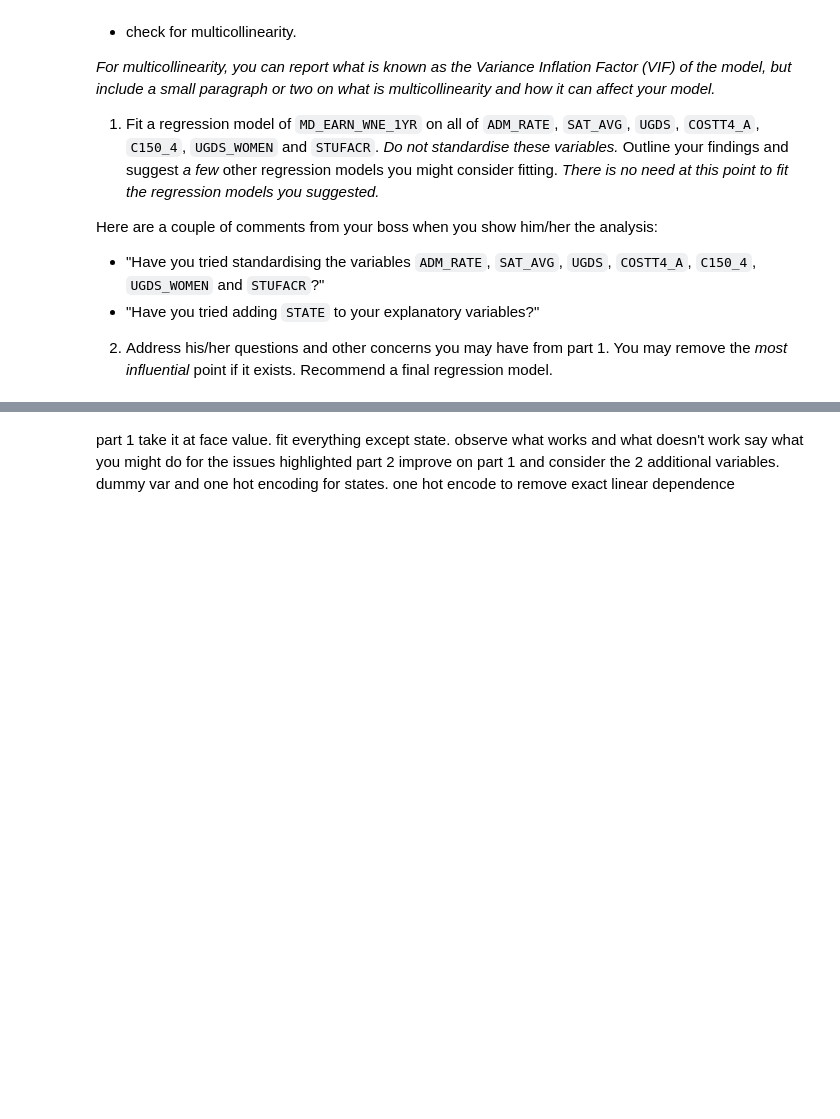
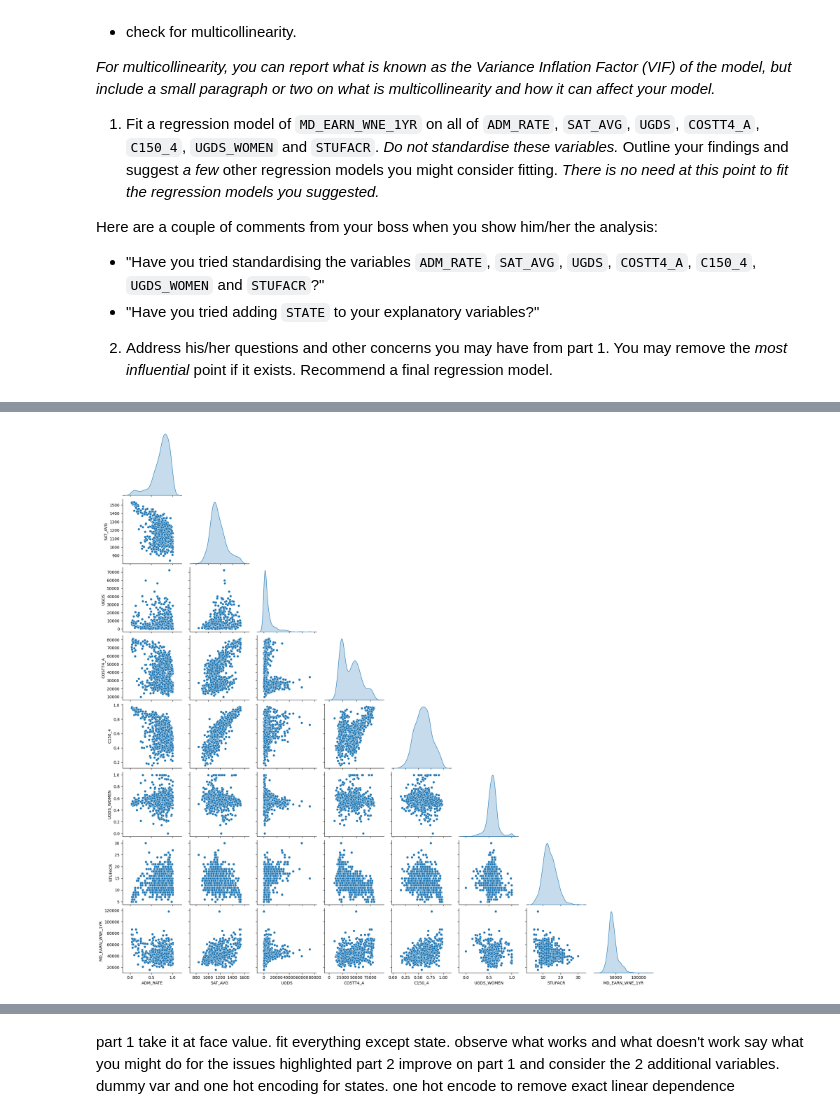
Before and after one commit to Luke-zm/Completed-Data-Courses-for-Masters, a Jupyter notebook: IND5003/take_home_exam/IND5003_THE_ZHONG_ZHIMING.ipynb, the cells around one changed output, grey strips where cells are left out. Cells and saved outputs as stored; diff of their text form; code cells hidden in the pictures; blank space fills up the shorter version.

```diff
--- a/IND5003/take_home_exam/IND5003_THE_ZHONG_ZHIMING.ipynb
+++ b/IND5003/take_home_exam/IND5003_THE_ZHONG_ZHIMING.ipynb
@@ -1012,0 +1097,4 @@ Here are a couple of comments from your boss when you show him/her the analysis:
+# %%
+# Read in the csv filr
+regr_df = pd.read_csv('./data/MRCI_regr_2310.csv')
+regr_df.head()
@@ -1012,0 +1123,5 @@ Here are a couple of comments from your boss when you show him/her the analysis:
+# %%
+# Plot pairplot to visualise the dataset.
+sns.pairplot(regr_df, corner=True, diag_kind='kde');
+# %% [output]
+[figure, added]
```
Also changed, not shown: parts of 31 cells of this notebook, 1 other file.
